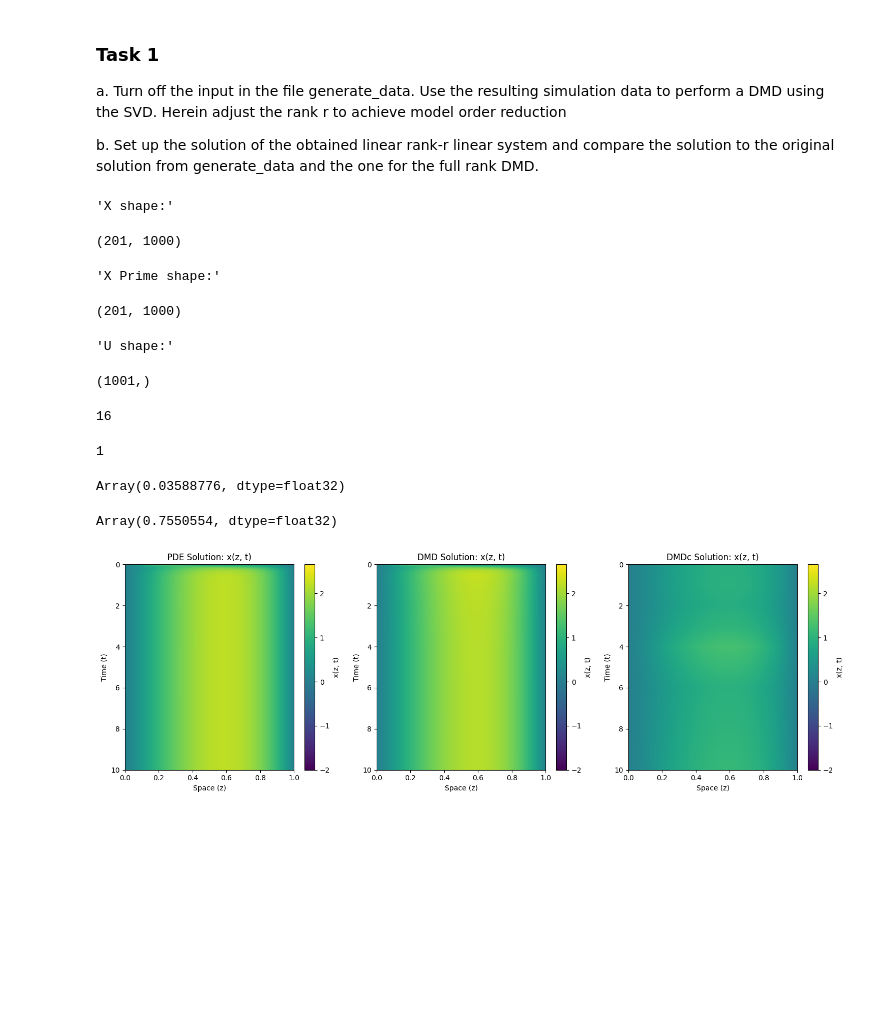
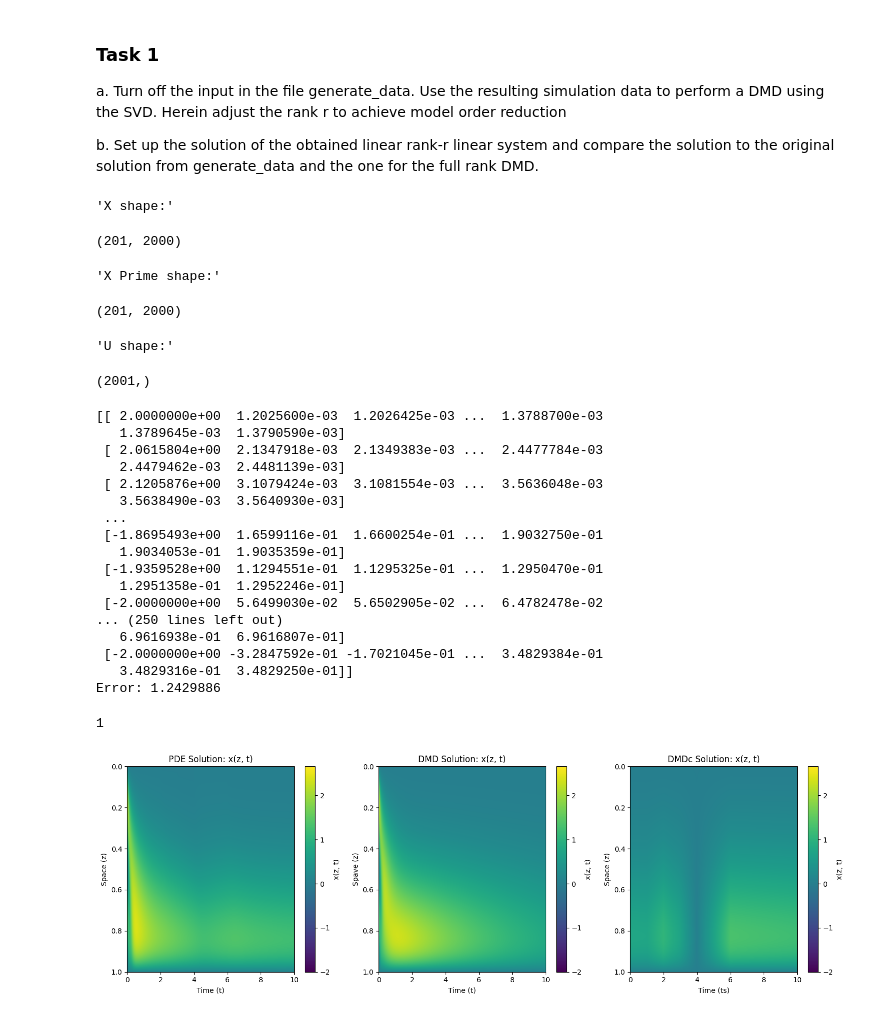
Before and after one commit to MatzeLopi/KIT-2243070, a Jupyter notebook: Exercises/ex4.ipynb, the cells around one changed output. Saved outputs shown, nothing was run; the diff lists cells and outputs as text; code cells hidden in the pictures; blank space fills up the shorter version.

```diff
--- a/Exercises/ex4.ipynb
+++ b/Exercises/ex4.ipynb
@@ -39,11 +36,11 @@ def piecewise_step(t: jax.Array) -> jax.Array:
 # %%
 # Generate Data
 z = jnp.linspace(0, 1, 201)
-t = jnp.linspace(0, 10, 1001)
+t = jnp.linspace(0, 10, 2001)
 u = piecewise_step(t)
 
 p = utils.PDEParams(
-    d=0.45, c=-1.0, fun=lambda x, dx, z, t: -0.2 * x + 10 * jnp.sin(x), t=t, u=u, z=z
+    d=0.1, c=-1.2, fun=lambda x, dx, z, t: -0.2 * x + 5 * jnp.sin(x), t=t, u=u, z=z
 )
 
 x, z, t = utils.solve_pde_implicit(p)
@@ -59,18 +56,33 @@ display("X Prime shape:", x_prime.shape)
 display("U shape:", u.shape)
 # %% [output]
 'X shape:'
-(201, 1000)
+(201, 2000)
 'X Prime shape:'
-(201, 1000)
+(201, 2000)
 'U shape:'
-(1001,)
+(2001,)
 # %%
 r, a, phi, lam = dmd.optimize(x_,x_prime, t,(1,20))
 result = dmd.simulate(phi, lam,x_0,t)
 result = result.real
-display(r)
 # %% [output]
-16
+[[ 2.0000000e+00  1.2025600e-03  1.2026425e-03 ...  1.3788700e-03
+   1.3789645e-03  1.3790590e-03]
+ [ 2.0615804e+00  2.1347918e-03  2.1349383e-03 ...  2.4477784e-03
+   2.4479462e-03  2.4481139e-03]
+ [ 2.1205876e+00  3.1079424e-03  3.1081554e-03 ...  3.5636048e-03
+   3.5638490e-03  3.5640930e-03]
+ ...
+ [-1.8695493e+00  1.6599116e-01  1.6600254e-01 ...  1.9032750e-01
+   1.9034053e-01  1.9035359e-01]
+ [-1.9359528e+00  1.1294551e-01  1.1295325e-01 ...  1.2950470e-01
+   1.2951358e-01  1.2952246e-01]
+ [-2.0000000e+00  5.6499030e-02  5.6502905e-02 ...  6.4782478e-02
+... (250 lines left out)
+   6.9616938e-01  6.9616807e-01]
+ [-2.0000000e+00 -3.2847592e-01 -1.7021045e-01 ...  3.4829384e-01
+   3.4829316e-01  3.4829250e-01]]
+Error: 1.2429886
 # %%
 u = u[:x.shape[0]-1].reshape(1,-1)
 r_c, a_c, b_c, phi_c, lam_c = dmdc.optimize(x_,x_prime,u, t, (1,20))
@@ -80,39 +92,33 @@ display(r_c)
 # %%
 result_c = dmdc.simulate(x_0, u.T, a_c, b_c, phi_c)
 result_c = result_c.real
-# %%
-display(errors._mean_absolute_error(x, result))
-display(errors._mean_absolute_error(x, result_c))
-# %% [output]
-Array(0.03588776, dtype=float32)
-Array(0.7550554, dtype=float32)
 # %%
 plt.figure(figsize=(15, 5))
 plt.subplot(1, 3, 1)
-plt.imshow(x, extent=[z[0], z[-1], t[-1], t[0]], aspect='auto', cmap='viridis')
+plt.imshow(x.T, extent=[t[0], t[-1], z[-1], z[0]], aspect='auto', cmap='viridis')
 plt.colorbar(label='x(z, t)')
-plt.xlabel('Space (z)')
-plt.ylabel('Time (t)')
+plt.xlabel('Time (t)')
+plt.ylabel('Space (z)')
 plt.title('PDE Solution: x(z, t)')
 
 plt.subplot(1, 3, 2)
-plt.imshow(result, extent=[z[0], z[-1], t[-1], t[0]], aspect='auto', cmap='viridis')
+plt.imshow(result.T, extent=[t[0], t[-1], z[-1], z[0]], aspect='auto', cmap='viridis')
 plt.colorbar(label='x(z, t)')
-plt.xlabel('Space (z)')
-plt.ylabel('Time (t)')
+plt.xlabel('Time (t)')
+plt.ylabel('Spave (z)')
 plt.title('DMD Solution: x(z, t)')
 
 plt.subplot(1, 3, 3)
-plt.imshow(result_c, extent=[z[0], z[-1], t[-1], t[0]], aspect='auto', cmap='viridis')
+plt.imshow(result_c.T, extent=[t[0], t[-1], z[-1], z[0]], aspect='auto', cmap='viridis')
 plt.colorbar(label='x(z, t)')
-plt.xlabel('Space (z)')
-plt.ylabel('Time (t)')
+plt.xlabel('Time (t)')
+plt.ylabel('Space (z)')
 plt.title('DMDc Solution: x(z, t)')
 
 plt.tight_layout()
 plt.show()
 # %% [output]
-[figure, old version]
+[figure, new version]
 # %%
 plt.figure(figsize=(10, 8))
 for index, i in enumerate([50, 200, 400]):
```
Also changed, not shown: parts of 2 cells of this notebook, 5 other files.
